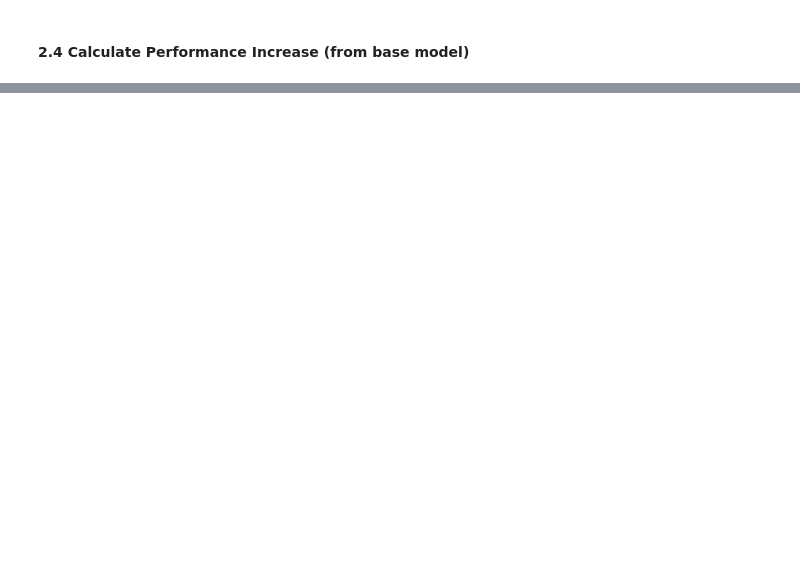
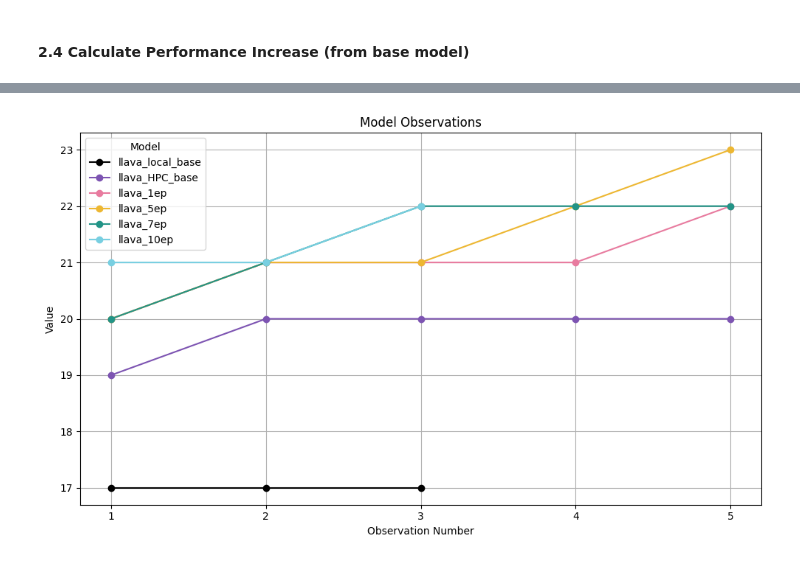
Before and after one commit to bridgetleonard2/Eyes-Mind-Model, a Jupyter notebook: llava_hyak/rmet_analysis.ipynb, the cells around one changed output, grey strips where cells are left out. Drawn from its saved outputs; the diff is of its cells as text; code cells hidden in the pictures; blank space fills up the shorter version.

Commit message:
add data

```diff
--- a/llava_hyak/rmet_analysis.ipynb
+++ b/llava_hyak/rmet_analysis.ipynb
@@ -138,0 +140,3 @@ model_performance
+# %%
+num_correct.index = pd.MultiIndex.from_tuples([(i.split('-')[0], int(i.split('-')[1])) for i in num_correct.index])
+num_correct
@@ -138,0 +161,3 @@ model_performance
+# %%
+data = num_correct.unstack().transpose()
+data
@@ -138,0 +171,26 @@ model_performance
+# %%
+# Line colors
+line_colors = {
+    'llava_local_base': 'black',
+    'llava_HPC_base': '#7d54b2',
+    'llava_1ep': '#e87b9f',
+    'llava_5ep': '#edb732',
+    'llava_7ep': '#229487',
+    'llava_10ep': '#78cfe1'
+}
+# Plotting
+plt.figure(figsize=(10, 6))
+
+for model, color in line_colors.items():
+    plt.plot(data.index, data[model].sort_values(), label=model, marker='o', color=color)  # Using 'o' marker for observation points
+
+plt.title('Model Observations')
+plt.xlabel('Observation Number')
+plt.ylabel('Value')
+plt.legend(title='Model')
+plt.grid(True)
+plt.xticks(range(1, data.index.max() + 1))  # Ensure x-axis ticks cover all observation numbers
+plt.tight_layout()
+plt.show()
+# %% [output]
+[figure, added]
```
Also changed, not shown: parts of 7 cells of this notebook, 4 other files.
